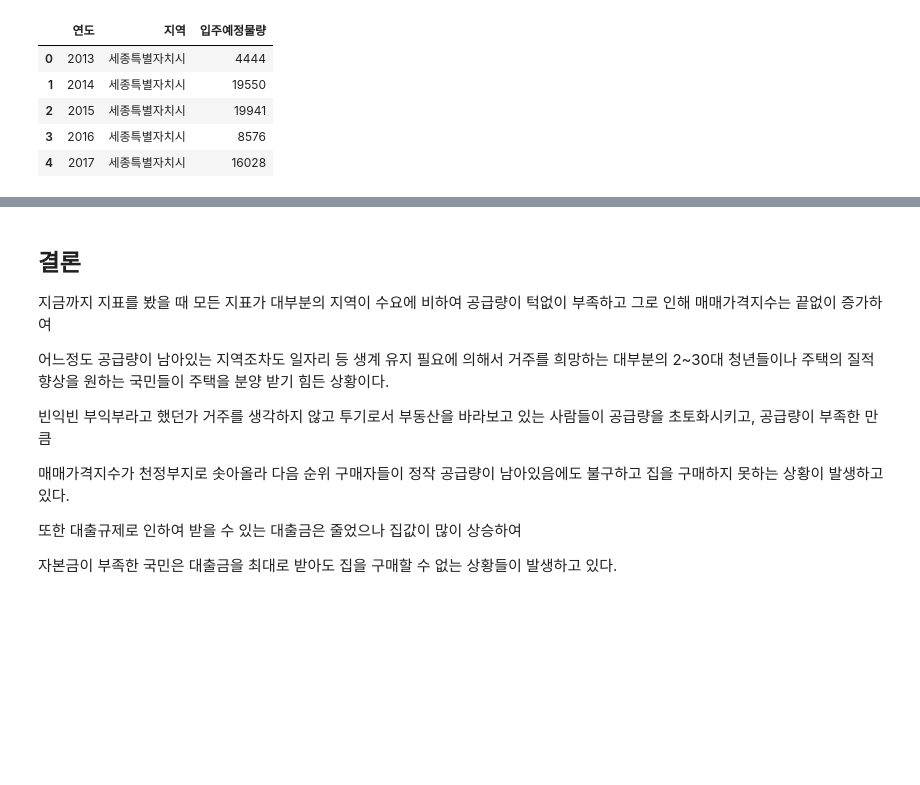
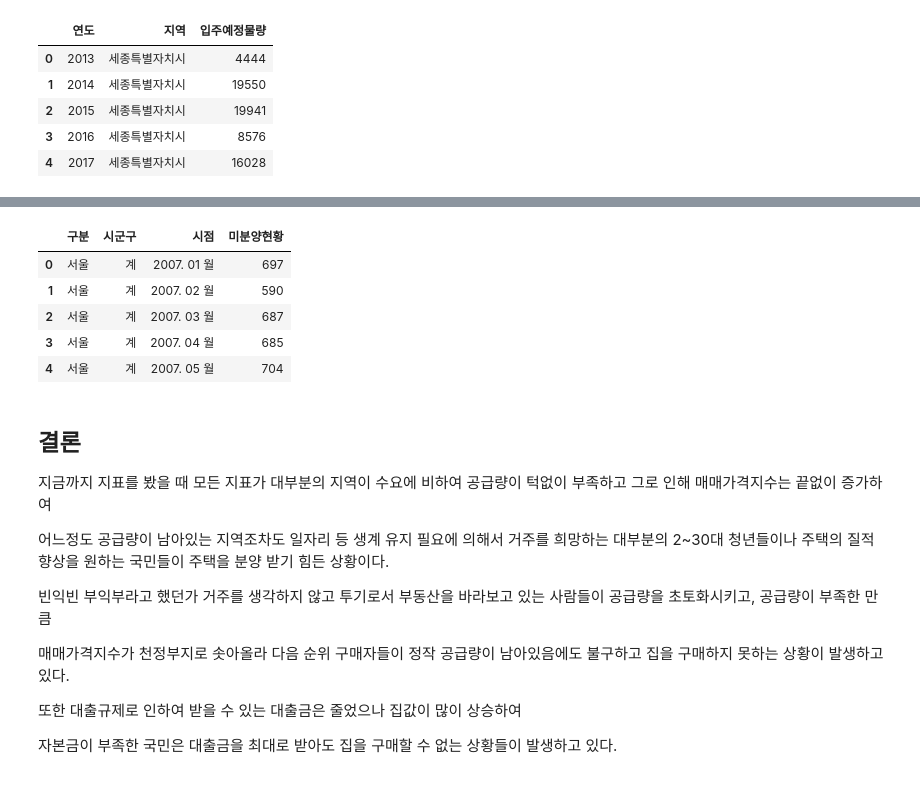
Before and after one commit to KJM94/Team_project, a Jupyter notebook: code/데이콘_부동산.ipynb, the cells around one changed output, grey strips where cells are left out. Drawn from its saved outputs; the diff is of its cells as text; code cells hidden in the pictures; blank space fills up the shorter version.

```diff
--- a/code/데이콘_부동산.ipynb
+++ b/code/데이콘_부동산.ipynb
@@ -147,3 +163,12 @@ ipjoo_df.head()
+# %%
+misshouse_df.head()
+# %% [output]
+|  | 구분 | 시군구 | 시점 | 미분양현황 |
+| 0 | 서울 | 계 | 2007. 01 월 | 697 |
+| 1 | 서울 | 계 | 2007. 02 월 | 590 |
+| 2 | 서울 | 계 | 2007. 03 월 | 687 |
+| 3 | 서울 | 계 | 2007. 04 월 | 685 |
+| 4 | 서울 | 계 | 2007. 05 월 | 704 |
 # %% [markdown]
 ## **결론**
 
```
Also changed, not shown: parts of 4 cells of this notebook.
